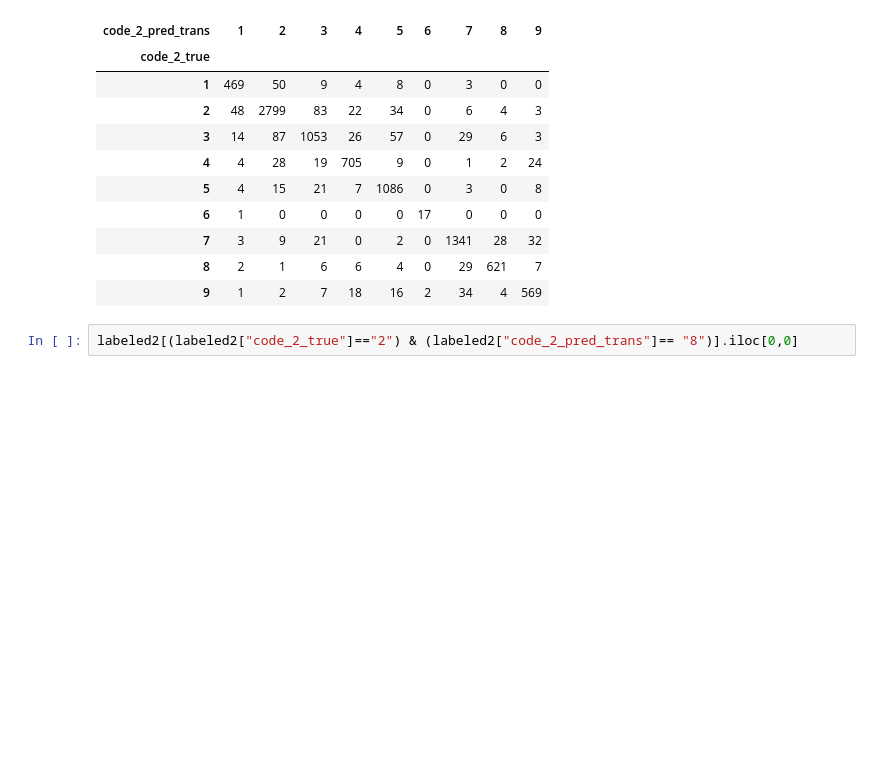
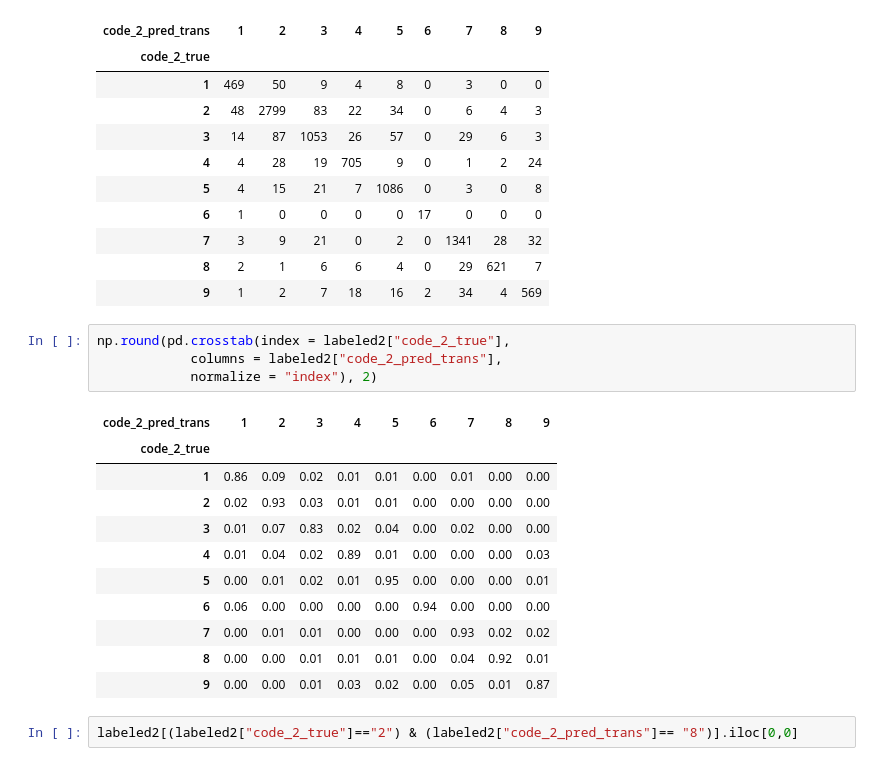
Before and after one commit to ONLABSPL/job-ads-classifier, a Jupyter notebook: job_classification_examples_polski.ipynb, the cells around one changed output. Drawn from its saved outputs; the diff is of its cells as text; blank space fills up the shorter version.

```diff
--- a/job_classification_examples_polski.ipynb
+++ b/job_classification_examples_polski.ipynb
@@ -457,6 +473,22 @@ pd.crosstab(index = labeled2["code_2_true"],
 | 7 | 3 | 9 | 21 | 0 | 2 | 0 | 1341 | 28 | 32 |
 | 8 | 2 | 1 | 6 | 6 | 4 | 0 | 29 | 621 | 7 |
 | 9 | 1 | 2 | 7 | 18 | 16 | 2 | 34 | 4 | 569 |
+# %%
+np.round(pd.crosstab(index = labeled2["code_2_true"],
+            columns = labeled2["code_2_pred_trans"],
+            normalize = "index"), 2)
+# %% [output]
+| code_2_pred_trans | 1 | 2 | 3 | 4 | 5 | 6 | 7 | 8 | 9 |
+| code_2_true |  |  |  |  |  |  |  |  |  |
+| 1 | 0.86 | 0.09 | 0.02 | 0.01 | 0.01 | 0.00 | 0.01 | 0.00 | 0.00 |
+| 2 | 0.02 | 0.93 | 0.03 | 0.01 | 0.01 | 0.00 | 0.00 | 0.00 | 0.00 |
+| 3 | 0.01 | 0.07 | 0.83 | 0.02 | 0.04 | 0.00 | 0.02 | 0.00 | 0.00 |
+| 4 | 0.01 | 0.04 | 0.02 | 0.89 | 0.01 | 0.00 | 0.00 | 0.00 | 0.03 |
+| 5 | 0.00 | 0.01 | 0.02 | 0.01 | 0.95 | 0.00 | 0.00 | 0.00 | 0.01 |
+| 6 | 0.06 | 0.00 | 0.00 | 0.00 | 0.00 | 0.94 | 0.00 | 0.00 | 0.00 |
+| 7 | 0.00 | 0.01 | 0.01 | 0.00 | 0.00 | 0.00 | 0.93 | 0.02 | 0.02 |
+| 8 | 0.00 | 0.00 | 0.01 | 0.01 | 0.01 | 0.00 | 0.04 | 0.92 | 0.01 |
+| 9 | 0.00 | 0.00 | 0.01 | 0.03 | 0.02 | 0.00 | 0.05 | 0.01 | 0.87 |
 # %%
 labeled2[(labeled2["code_2_true"]=="2") & (labeled2["code_2_pred_trans"]== "8")].iloc[0,0]
 # %% [output]
```
Also changed, not shown: parts of 1 cell of this notebook.
